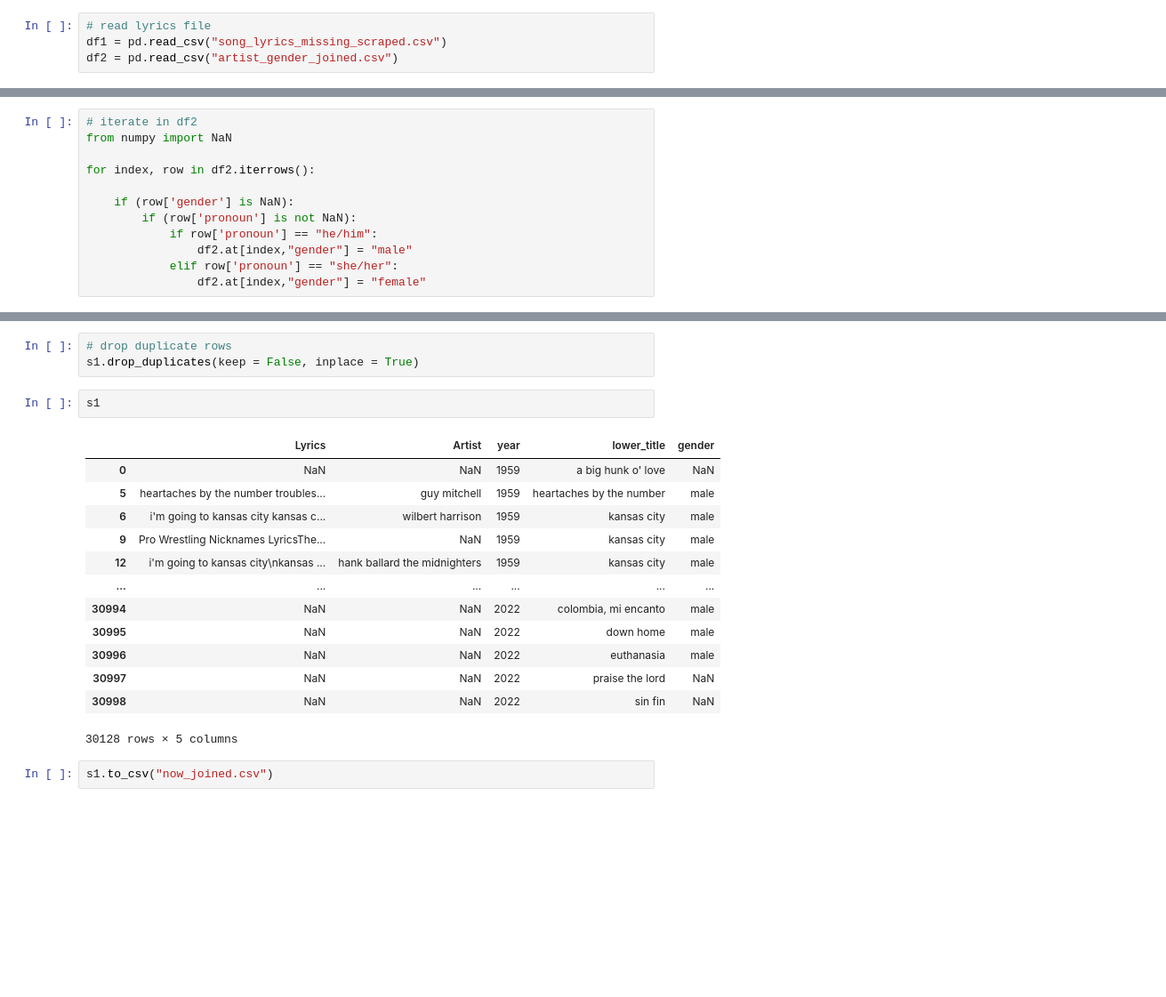
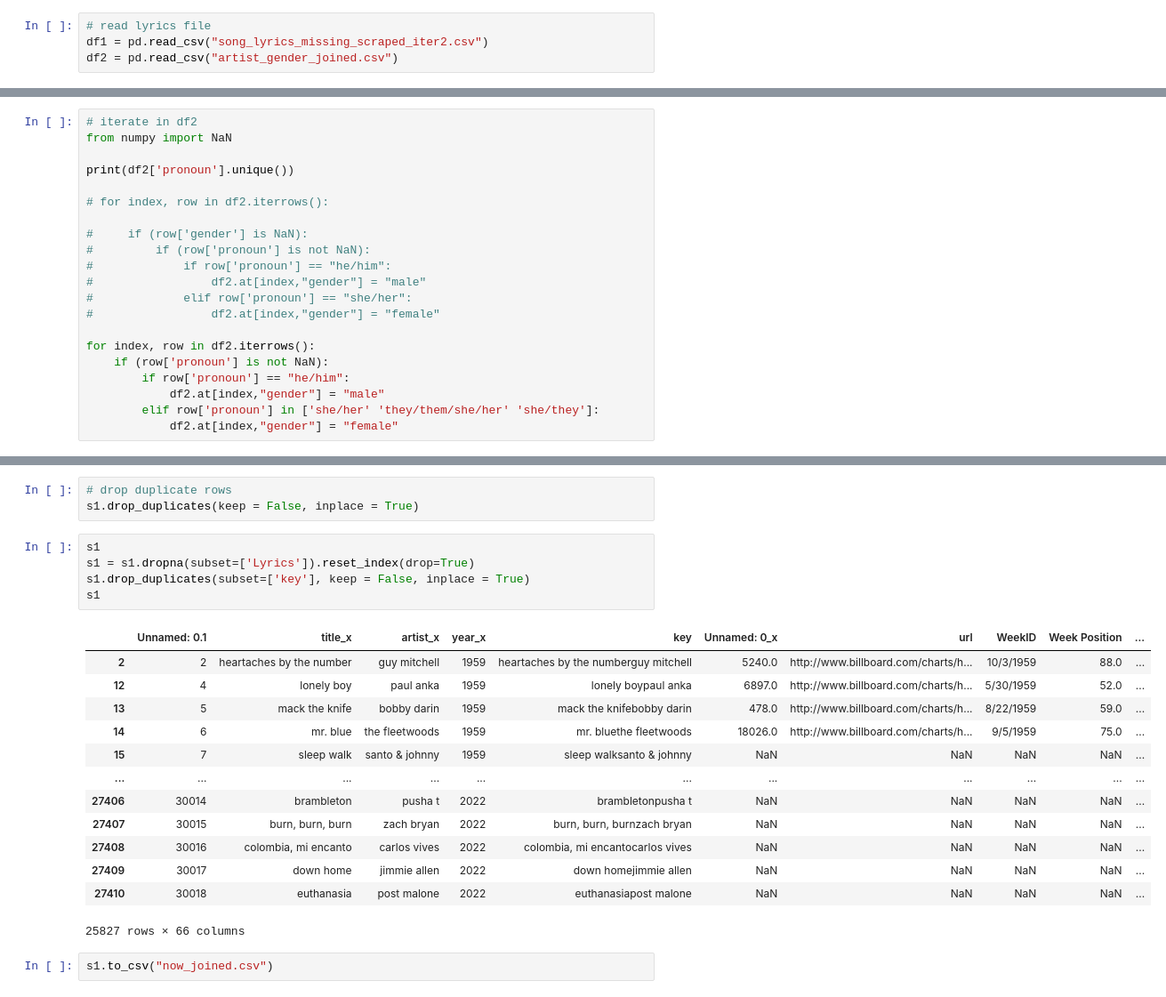
Before and after one commit to JapneetSingh5/HSL384-Project, a Jupyter notebook: xyz.ipynb, the cells around one changed output, grey strips where cells are left out. Shown at 89% size. Drawn from its saved outputs; the diff is of its cells as text; blank space fills up the shorter version.

```diff
--- a/xyz.ipynb
+++ b/xyz.ipynb
@@ -122,7 +122,7 @@ print(count/total)
 0.9078983328778355
 # %%
 # read lyrics file
-df1 = pd.read_csv("song_lyrics_missing_scraped.csv")
+df1 = pd.read_csv("song_lyrics_missing_scraped_iter2.csv")
 df2 = pd.read_csv("artist_gender_joined.csv")
 # %%
 len(df1)
@@ -170,11 +182,20 @@ df1
 # iterate in df2
 from numpy import NaN
 
+print(df2['pronoun'].unique())
+
+# for index, row in df2.iterrows():
+
+#     if (row['gender'] is NaN):
+#         if (row['pronoun'] is not NaN):
+#             if row['pronoun'] == "he/him":
+#                 df2.at[index,"gender"] = "male"
+#             elif row['pronoun'] == "she/her":
+#                 df2.at[index,"gender"] = "female"
+
 for index, row in df2.iterrows():
-
-    if (row['gender'] is NaN):
-        if (row['pronoun'] is not NaN):
-            if row['pronoun'] == "he/him":
-                df2.at[index,"gender"] = "male"
-            elif row['pronoun'] == "she/her":
-                df2.at[index,"gender"] = "female"
+    if (row['pronoun'] is not NaN):
+        if row['pronoun'] == "he/him":
+            df2.at[index,"gender"] = "male"
+        elif row['pronoun'] in ['she/her' 'they/them/she/her' 'she/they']:
+            df2.at[index,"gender"] = "female"
@@ -405,21 +453,24 @@ s1.to_csv("now_joined.csv")
 # %%
 # drop duplicate rows
 s1.drop_duplicates(keep = False, inplace = True)
-# %%
-s1
-# %% [output]
-|  | Lyrics | Artist | year | lower_title | gender |
-| 0 | NaN | NaN | 1959 | a big hunk o' love | NaN |
-| 5 | heartaches by the number troubles... | guy mitchell | 1959 | heartaches by the number | male |
-| 6 | i'm going to kansas city kansas c... | wilbert harrison | 1959 | kansas city | male |
-| 9 | Pro Wrestling Nicknames LyricsThe... | NaN | 1959 | kansas city | male |
-| 12 | i'm going to kansas city\nkansas ... | hank ballard the midnighters | 1959 | kansas city | male |
-| ... | ... | ... | ... | ... | ... |
-| 30994 | NaN | NaN | 2022 | colombia, mi encanto | male |
-| 30995 | NaN | NaN | 2022 | down home | male |
-| 30996 | NaN | NaN | 2022 | euthanasia | male |
-| 30997 | NaN | NaN | 2022 | praise the lord | NaN |
-| 30998 | NaN | NaN | 2022 | sin fin | NaN |
-30128 rows × 5 columns
+# %%
+s1
+s1 = s1.dropna(subset=['Lyrics']).reset_index(drop=True)
+s1.drop_duplicates(subset=['key'], keep = False, inplace = True)
+s1
+# %% [output]
+|  | Unnamed: 0.1 | title_x | artist_x | year_x | key | Unnamed: 0_x | url | WeekID | Week Position | ... |
+| 2 | 2 | heartaches by the number | guy mitchell | 1959 | heartaches by the numberguy mitchell | 5240.0 | http://www.billboard.com/charts/h... | 10/3/1959 | 88.0 | ... |
+| 12 | 4 | lonely boy | paul anka | 1959 | lonely boypaul anka | 6897.0 | http://www.billboard.com/charts/h... | 5/30/1959 | 52.0 | ... |
+| 13 | 5 | mack the knife | bobby darin | 1959 | mack the knifebobby darin | 478.0 | http://www.billboard.com/charts/h... | 8/22/1959 | 59.0 | ... |
+| 14 | 6 | mr. blue | the fleetwoods | 1959 | mr. bluethe fleetwoods | 18026.0 | http://www.billboard.com/charts/h... | 9/5/1959 | 75.0 | ... |
+| 15 | 7 | sleep walk | santo & johnny | 1959 | sleep walksanto & johnny | NaN | NaN | NaN | NaN | ... |
+| ... | ... | ... | ... | ... | ... | ... | ... | ... | ... | ... |
+| 27406 | 30014 | brambleton | pusha t | 2022 | brambletonpusha t | NaN | NaN | NaN | NaN | ... |
+| 27407 | 30015 | burn, burn, burn | zach bryan | 2022 | burn, burn, burnzach bryan | NaN | NaN | NaN | NaN | ... |
+| 27408 | 30016 | colombia, mi encanto | carlos vives | 2022 | colombia, mi encantocarlos vives | NaN | NaN | NaN | NaN | ... |
+| 27409 | 30017 | down home | jimmie allen | 2022 | down homejimmie allen | NaN | NaN | NaN | NaN | ... |
+| 27410 | 30018 | euthanasia | post malone | 2022 | euthanasiapost malone | NaN | NaN | NaN | NaN | ... |
+25827 rows × 66 columns
 # %%
 s1.to_csv("now_joined.csv")
```
Also changed, not shown: parts of 18 cells of this notebook, 33 other files.
